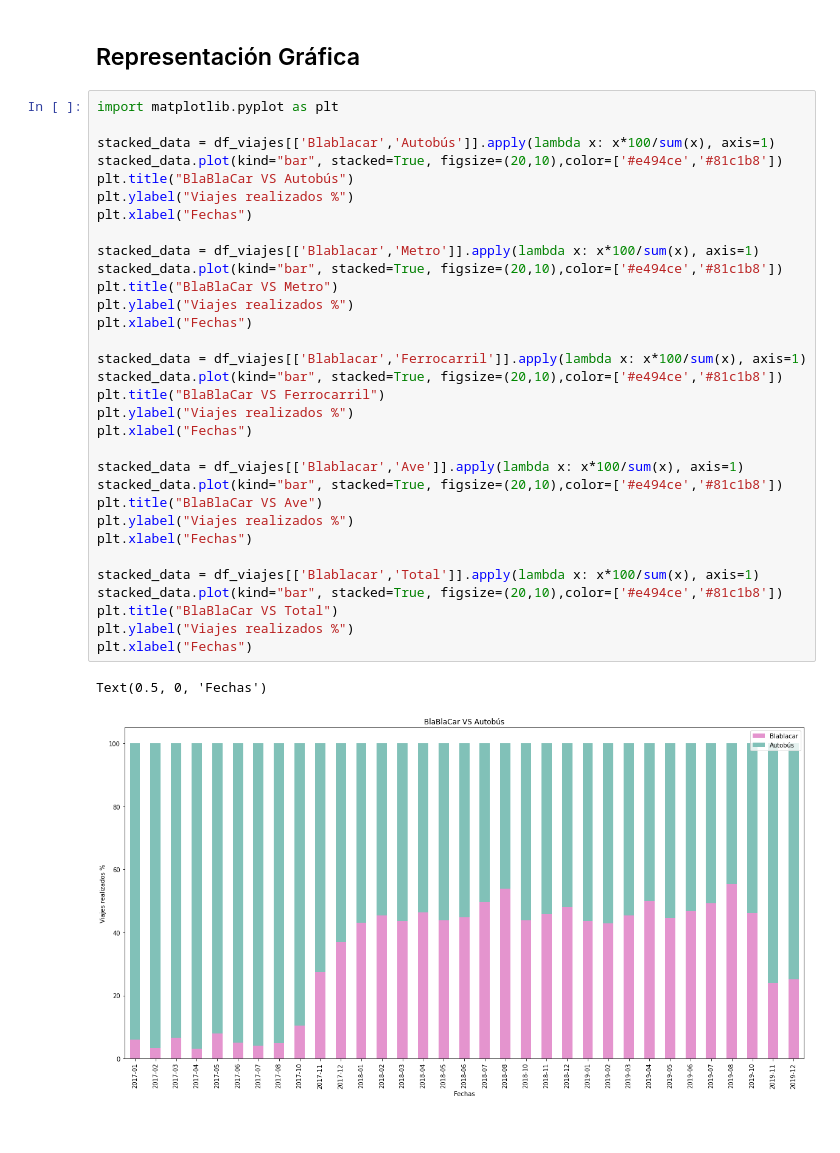
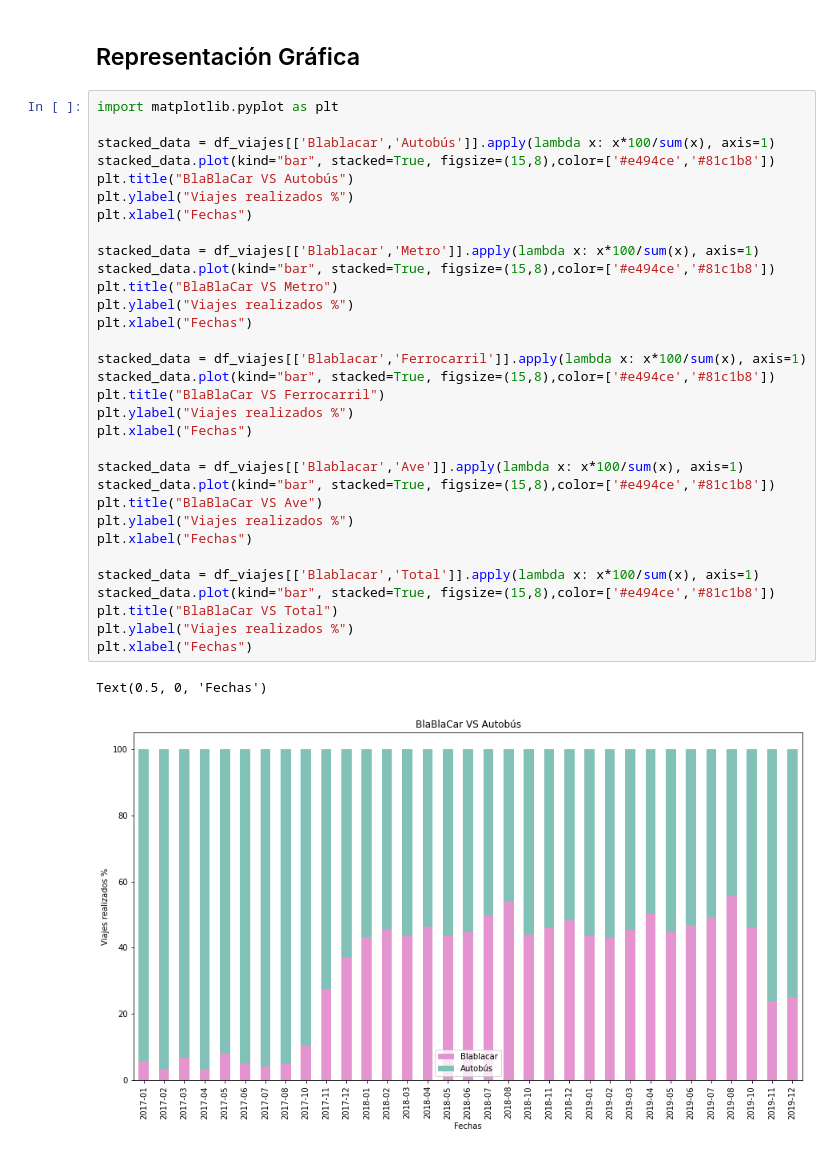
Before and after one commit to JoseAlbertoSeco/BlablacarCarpooling_DataMining, a Jupyter notebook: notebooks/ComparacionTransporte.ipynb, the cells around one changed output. Cells and saved outputs as stored; diff of their text form.

```diff
--- a/notebooks/ComparacionTransporte.ipynb
+++ b/notebooks/ComparacionTransporte.ipynb
@@ -172,35 +178,35 @@ Se aprecia que los meses de julio y agosto Blablacar tiene casi o más usuarios
 # %%
 import matplotlib.pyplot as plt
 
 stacked_data = df_viajes[['Blablacar','Autobús']].apply(lambda x: x*100/sum(x), axis=1)
-stacked_data.plot(kind="bar", stacked=True, figsize=(20,10),color=['#e494ce','#81c1b8'])
+stacked_data.plot(kind="bar", stacked=True, figsize=(15,8),color=['#e494ce','#81c1b8'])
 plt.title("BlaBlaCar VS Autobús")
 plt.ylabel("Viajes realizados %")
 plt.xlabel("Fechas")
 
 stacked_data = df_viajes[['Blablacar','Metro']].apply(lambda x: x*100/sum(x), axis=1)
-stacked_data.plot(kind="bar", stacked=True, figsize=(20,10),color=['#e494ce','#81c1b8'])
+stacked_data.plot(kind="bar", stacked=True, figsize=(15,8),color=['#e494ce','#81c1b8'])
 plt.title("BlaBlaCar VS Metro")
 plt.ylabel("Viajes realizados %")
 plt.xlabel("Fechas")
 
 stacked_data = df_viajes[['Blablacar','Ferrocarril']].apply(lambda x: x*100/sum(x), axis=1)
-stacked_data.plot(kind="bar", stacked=True, figsize=(20,10),color=['#e494ce','#81c1b8'])
+stacked_data.plot(kind="bar", stacked=True, figsize=(15,8),color=['#e494ce','#81c1b8'])
 plt.title("BlaBlaCar VS Ferrocarril")
 plt.ylabel("Viajes realizados %")
 plt.xlabel("Fechas")
 
 stacked_data = df_viajes[['Blablacar','Ave']].apply(lambda x: x*100/sum(x), axis=1)
-stacked_data.plot(kind="bar", stacked=True, figsize=(20,10),color=['#e494ce','#81c1b8'])
+stacked_data.plot(kind="bar", stacked=True, figsize=(15,8),color=['#e494ce','#81c1b8'])
 plt.title("BlaBlaCar VS Ave")
 plt.ylabel("Viajes realizados %")
 plt.xlabel("Fechas")
 
 stacked_data = df_viajes[['Blablacar','Total']].apply(lambda x: x*100/sum(x), axis=1)
-stacked_data.plot(kind="bar", stacked=True, figsize=(20,10),color=['#e494ce','#81c1b8'])
+stacked_data.plot(kind="bar", stacked=True, figsize=(15,8),color=['#e494ce','#81c1b8'])
 plt.title("BlaBlaCar VS Total")
 plt.ylabel("Viajes realizados %")
 plt.xlabel("Fechas")
 # %% [output]
 Text(0.5, 0, 'Fechas')
-[figure, old version]
+[figure, new version]
```
Also changed, not shown: parts of 6 cells of this notebook.
